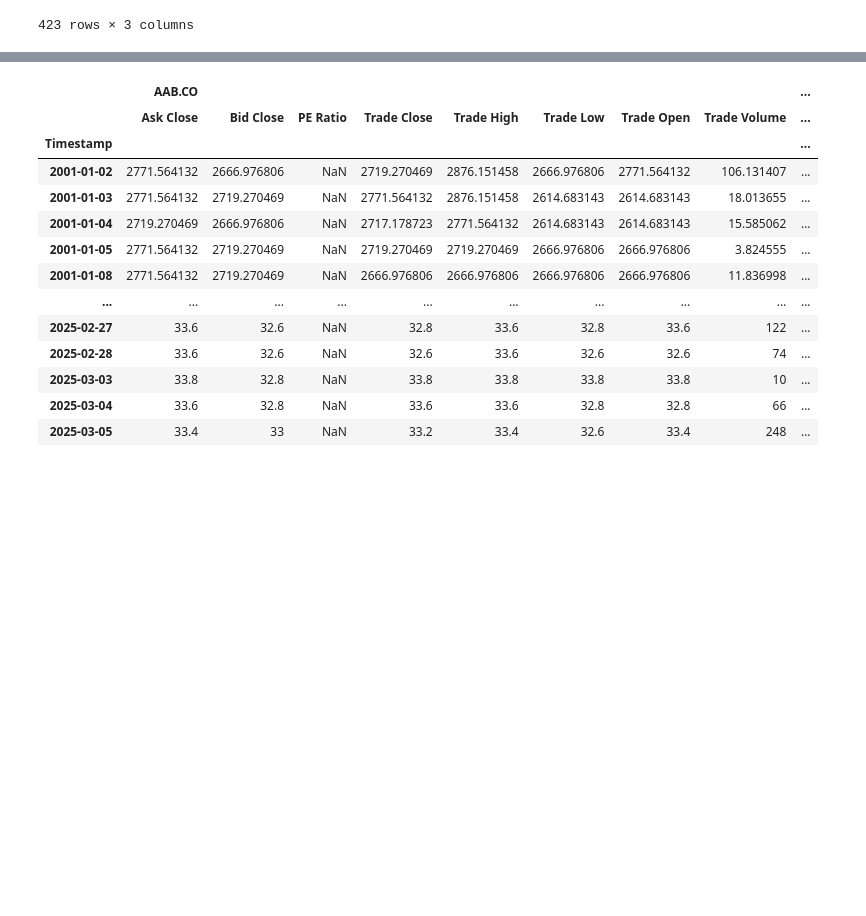
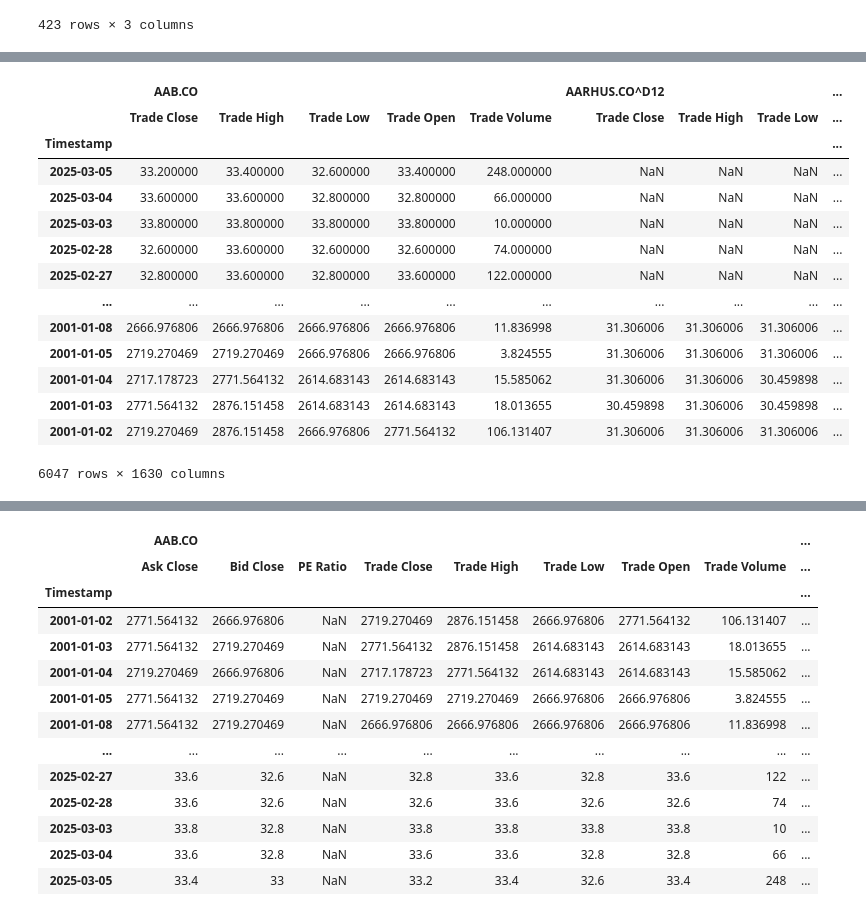
Before and after one commit to johanoelgaard/MastersThesis, a Jupyter notebook: eikon.ipynb, the cells around one changed output, grey strips where cells are left out. Drawn from its saved outputs; the diff is of its cells as text; code cells hidden in the pictures; blank space fills up the shorter version.

```diff
--- a/eikon.ipynb
+++ b/eikon.ipynb
@@ -56,0 +119,36 @@ trade_values_df.index.name = "Timestamp"
+# %%
+# create an IndexSlice for easier multi-index slicing
+idx = pd.IndexSlice
+
+# loop over the tickers that are actually in the DataFrame
+for ticker in trade_df.columns.get_level_values(0).unique():
+    # extract the sub-dataframe for this ticker using .loc with IndexSlice
+    subdf = trade_df.loc[:, idx[ticker, :]]
+
+    # find the index range where the ticker has any valid data
+    valid_idx = subdf.dropna(how='all').index
+
+    # use backward fill in the date range
+    trade_df.loc[valid_idx.max():valid_idx.min(), idx[ticker, :]] = trade_df.loc[valid_idx.max():valid_idx.min(), idx[ticker, :]].bfill()
+
+# display the updated DataFrame
+display(trade_df)
+
+# save df
+trade_df.to_csv('data/trade_df.csv')
+# %% [output]
+|  | AAB.CO |  |  |  |  | AARHUS.CO^D12 |  |  | ... |
+|  | Trade Close | Trade High | Trade Low | Trade Open | Trade Volume | Trade Close | Trade High | Trade Low | ... |
+| Timestamp |  |  |  |  |  |  |  |  | ... |
+| 2025-03-05 | 33.200000 | 33.400000 | 32.600000 | 33.400000 | 248.000000 | NaN | NaN | NaN | ... |
+| 2025-03-04 | 33.600000 | 33.600000 | 32.800000 | 32.800000 | 66.000000 | NaN | NaN | NaN | ... |
+| 2025-03-03 | 33.800000 | 33.800000 | 33.800000 | 33.800000 | 10.000000 | NaN | NaN | NaN | ... |
+| 2025-02-28 | 32.600000 | 33.600000 | 32.600000 | 32.600000 | 74.000000 | NaN | NaN | NaN | ... |
+| 2025-02-27 | 32.800000 | 33.600000 | 32.800000 | 33.600000 | 122.000000 | NaN | NaN | NaN | ... |
+| ... | ... | ... | ... | ... | ... | ... | ... | ... | ... |
+| 2001-01-08 | 2666.976806 | 2666.976806 | 2666.976806 | 2666.976806 | 11.836998 | 31.306006 | 31.306006 | 31.306006 | ... |
+| 2001-01-05 | 2719.270469 | 2719.270469 | 2666.976806 | 2666.976806 | 3.824555 | 31.306006 | 31.306006 | 31.306006 | ... |
+| 2001-01-04 | 2717.178723 | 2771.564132 | 2614.683143 | 2614.683143 | 15.585062 | 31.306006 | 31.306006 | 30.459898 | ... |
+| 2001-01-03 | 2771.564132 | 2876.151458 | 2614.683143 | 2614.683143 | 18.013655 | 30.459898 | 31.306006 | 30.459898 | ... |
+| 2001-01-02 | 2719.270469 | 2876.151458 | 2666.976806 | 2771.564132 | 106.131407 | 31.306006 | 31.306006 | 31.306006 | ... |
+6047 rows × 1630 columns
```
Also changed, not shown: parts of 8 cells of this notebook, 2 other files.
